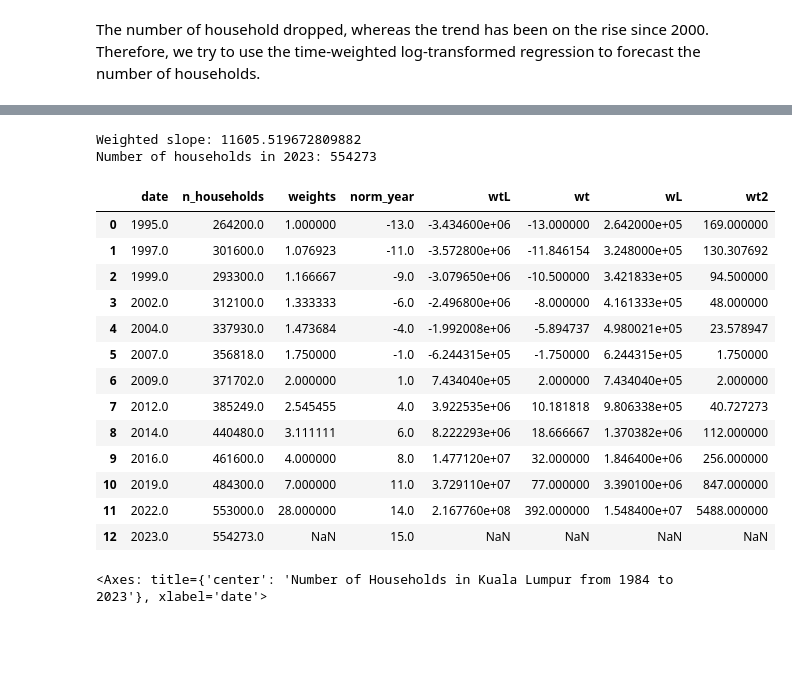
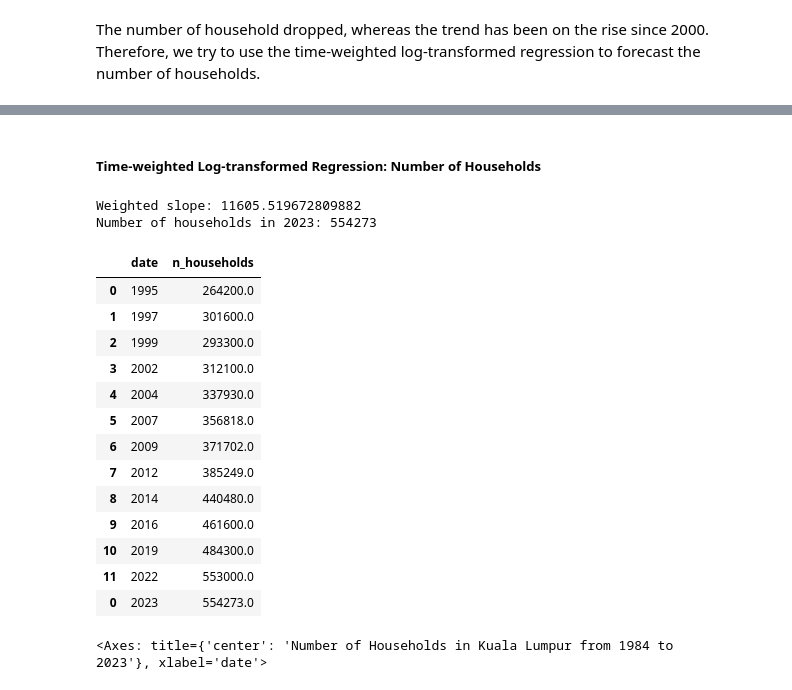
Before and after one commit to yuenherny/kl-house-price-forecasting, a Jupyter notebook: notebooks/Transactions - 05 Data Integration.ipynb, the cells around one changed output, grey strips where cells are left out. Cells and saved outputs as stored; diff of their text form; code cells hidden in the pictures; blank space fills up the shorter version.

```diff
--- a/notebooks/Transactions - 05 Data Integration.ipynb
+++ b/notebooks/Transactions - 05 Data Integration.ipynb
@@ -161,7 +160,7 @@ Require forecasting for 2022 and 2023 of number of households.
 # %%
 df_income = pd.read_csv(RAW_DATA_DIR / 'dosm-households_and_income_by_state-1984-2022.csv')
 df_income = df_income.query("state == 'W.P. Kuala Lumpur'").reset_index(drop=True)
-df_income['date'] = pd.to_datetime(df_income['date']).dt.year
+df_income['year'] = pd.to_datetime(df_income['date']).dt.year
 df_income['n_households'] = df_income['n_households'] * 1000
 df_income.head()
 # %% [output]
@@ -174,3 +172,0 @@ df_income.head()
-# %%
-df_income.loc[len(df_income)] = [2023, 'W.P. Kuala Lumpur', None, 10234, 13325, None]
-df_income.tail()
@@ -445,10 +513,10 @@ print(f'Stderr: {stderr}')
 # Step 6: Extrapolate the number of households for 2023
 target_year = 2023
 number_of_households_extrapolated = round(slope * (target_year - df_households['date'].mean()) + intercept)
-print(f'Number of households in 2023: {number_of_households_extrapolated}')
+print(f'Number of households in {target_year}: {number_of_households_extrapolated}')
 
-df_households.loc[len(df_households)] = [target_year, number_of_households_extrapolated, target_year - mean_year]
-df_households
+df_households_extrapolated = pd.concat([df_households[['date', 'n_households']], pd.DataFrame({'date': [target_year], 'n_households': [number_of_households_extrapolated]})])
+df_households_extrapolated
 # %% [output]
 Slope: 9725.687645687643
 Intercept: 380189.9166666667
@@ -503,61 +563,54 @@ df_households_weighted
+# %% [markdown]
+##### Time-weighted Log-transformed Regression: Number of Households
 # %%
-# Log-transformed Regression
+# Time-weighted Log-transformed Regression
 # Step 1 and 2 omitted as the data is not expressed in the form of probability or rate
 # Step 3: Compute corresponding weights for each observation
 
-df_households_weighted['weights'] = (target_year - df_households_weighted['date'][0]) / (target_year - df_households_weighted['date'])
+df_households['weights'] = (target_year - df_households['date'][0]) / (target_year - df_households['date'])
 
 # Step 4: Sum the weights
-sum_of_weights = df_households_weighted['weights'].sum()
+sum_of_weights = df_households['weights'].sum()
 
 # Step 5: Normalise each year
-mean_year = df_households_weighted['date'].mean()
-df_households_weighted['norm_year'] = df_households_weighted['date'] - mean_year
+mean_year = df_households['date'].mean()
+df_households['norm_year'] = df_households['date'] - mean_year
 
 # Step 6: Calculate the slope and intercept of the linear regression line
-df_households_weighted['wtL'] = df_households_weighted['weights'] * df_households_weighted['norm_year'] * df_households_weighted['n_households']
-df_households_weighted['wt'] = df_households_weighted['weights'] * df_households_weighted['norm_year']
-df_households_weighted['wL'] = df_households_weighted['weights'] * df_households_weighted['n_households']
-df_households_weighted['wt2'] = df_households_weighted['weights'] * df_households_weighted['norm_year'] ** 2
+df_households['wtL'] = df_households['weights'] * df_households['norm_year'] * df_households['n_households']
+df_households['wt'] = df_households['weights'] * df_households['norm_year']
+df_households['wL'] = df_households['weights'] * df_households['n_households']
+df_households['wt2'] = df_households['weights'] * df_households['norm_year'] ** 2
 
-term1 = df_households_weighted['wtL'].sum()
-term2 = df_households_weighted['wt'].sum() * df_households_weighted['wL'].sum() / sum_of_weights
-term3 = df_households_weighted['wt2'].sum()
-term4 = df_households_weighted['wt'].sum() ** 2 / sum_of_weights
+term1 = df_households['wtL'].sum()
+term2 = df_households['wt'].sum() * df_households['wL'].sum() / sum_of_weights
+term3 = df_households['wt2'].sum()
+term4 = df_households['wt'].sum() ** 2 / sum_of_weights
 
 weighted_slope = (term1 - term2) / (term3 - term4)
 print(f'Weighted slope: {weighted_slope}')
 
 # Step 7: Extrapolate the number of households for 2023
 number_of_households_extrapolated = round(weighted_slope * (target_year - mean_year) + intercept)
 print(f'Number of households in 2023: {number_of_households_extrapolated}')
 
-df_households_weighted.loc[len(df_households_weighted)] = [
-    target_year,
-    number_of_households_extrapolated,
-    None,
-    target_year - mean_year,
-    None,
-    None,
-    None,
-    None,
-]
-df_households_weighted
+df_households_extrapolated = pd.concat([df_households[['date', 'n_households']], pd.DataFrame({'date': [target_year], 'n_households': [number_of_households_extrapolated]})])
+df_households_extrapolated
 # %% [output]
 Weighted slope: 11605.519672809882
 Number of households in 2023: 554273
-|  | date | n_households | weights | norm_year | wtL | wt | wL | wt2 |
-| 0 | 1995.0 | 264200.0 | 1.000000 | -13.0 | -3.434600e+06 | -13.000000 | 2.642000e+05 | 169.000000 |
-| 1 | 1997.0 | 301600.0 | 1.076923 | -11.0 | -3.572800e+06 | -11.846154 | 3.248000e+05 | 130.307692 |
-| 2 | 1999.0 | 293300.0 | 1.166667 | -9.0 | -3.079650e+06 | -10.500000 | 3.421833e+05 | 94.500000 |
-| 3 | 2002.0 | 312100.0 | 1.333333 | -6.0 | -2.496800e+06 | -8.000000 | 4.161333e+05 | 48.000000 |
-| 4 | 2004.0 | 337930.0 | 1.473684 | -4.0 | -1.992008e+06 | -5.894737 | 4.980021e+05 | 23.578947 |
-| 5 | 2007.0 | 356818.0 | 1.750000 | -1.0 | -6.244315e+05 | -1.750000 | 6.244315e+05 | 1.750000 |
-| 6 | 2009.0 | 371702.0 | 2.000000 | 1.0 | 7.434040e+05 | 2.000000 | 7.434040e+05 | 2.000000 |
-| 7 | 2012.0 | 385249.0 | 2.545455 | 4.0 | 3.922535e+06 | 10.181818 | 9.806338e+05 | 40.727273 |
-| 8 | 2014.0 | 440480.0 | 3.111111 | 6.0 | 8.222293e+06 | 18.666667 | 1.370382e+06 | 112.000000 |
-| 9 | 2016.0 | 461600.0 | 4.000000 | 8.0 | 1.477120e+07 | 32.000000 | 1.846400e+06 | 256.000000 |
-| 10 | 2019.0 | 484300.0 | 7.000000 | 11.0 | 3.729110e+07 | 77.000000 | 3.390100e+06 | 847.000000 |
-| 11 | 2022.0 | 553000.0 | 28.000000 | 14.0 | 2.167760e+08 | 392.000000 | 1.548400e+07 | 5488.000000 |
-| 12 | 2023.0 | 554273.0 | NaN | 15.0 | NaN | NaN | NaN | NaN |
+|  | date | n_households |
+| 0 | 1995 | 264200.0 |
+| 1 | 1997 | 301600.0 |
+| 2 | 1999 | 293300.0 |
+| 3 | 2002 | 312100.0 |
+| 4 | 2004 | 337930.0 |
+| 5 | 2007 | 356818.0 |
+| 6 | 2009 | 371702.0 |
+| 7 | 2012 | 385249.0 |
+| 8 | 2014 | 440480.0 |
+| 9 | 2016 | 461600.0 |
+| 10 | 2019 | 484300.0 |
+| 11 | 2022 | 553000.0 |
+| 0 | 2023 | 554273.0 |
 # %%
```
Also changed, not shown: parts of 65 cells of this notebook.
